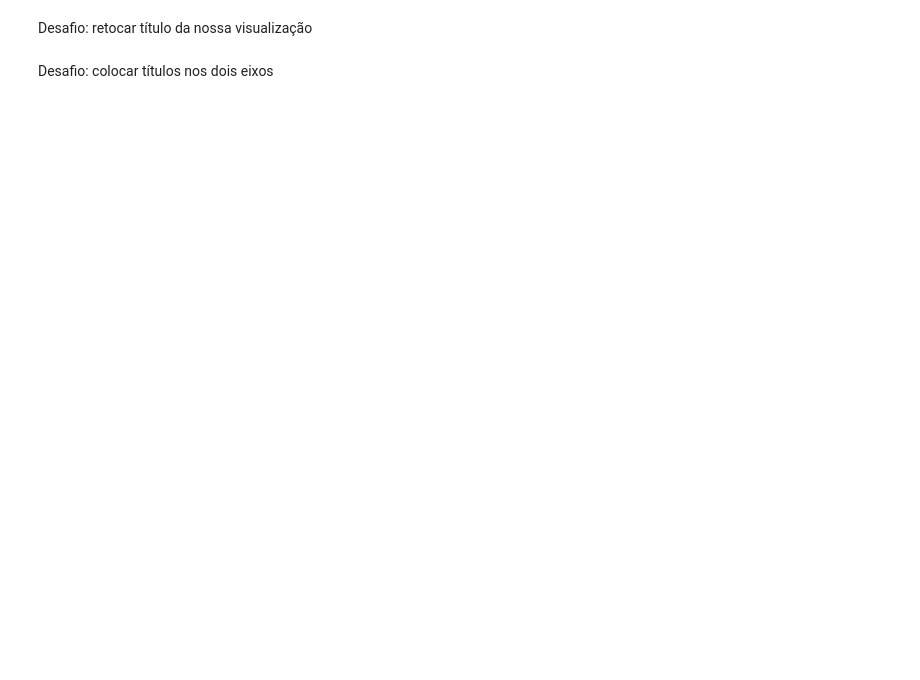
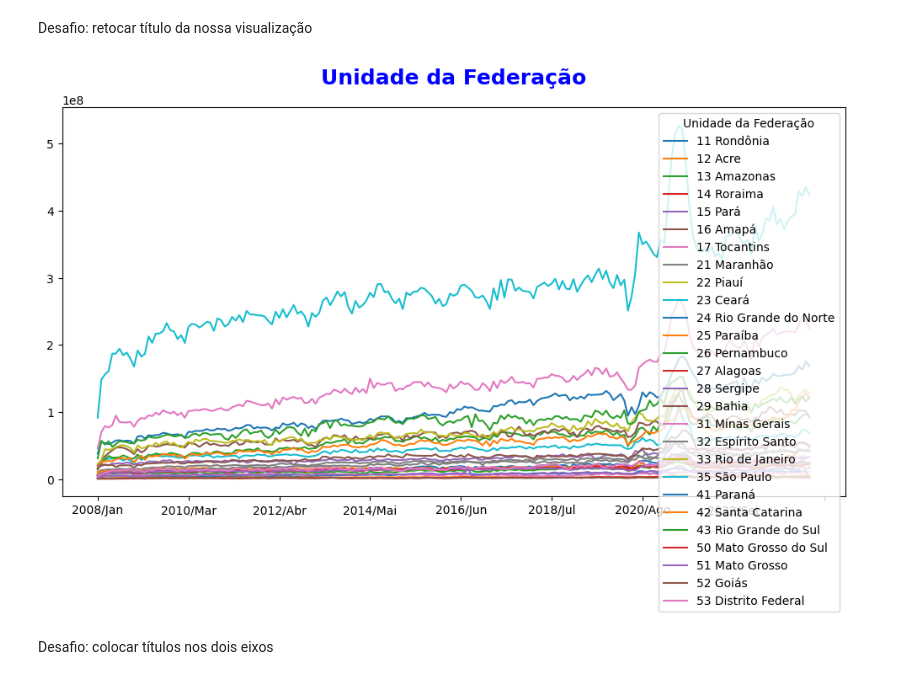
Before and after one commit to SandraRojasZ/Data-Analytics, a Jupyter notebook: pos-datascience-analise-e-exploracao-de-dados-aula1/Produção_Hospitalar_A2.ipynb, the cells around one changed output. Drawn from its saved outputs; the diff is of its cells as text; code cells hidden in the pictures; blank space fills up the shorter version.

```diff
--- a/pos-datascience-analise-e-exploracao-de-dados-aula1/Produção_Hospitalar_A2.ipynb
+++ b/pos-datascience-analise-e-exploracao-de-dados-aula1/Produção_Hospitalar_A2.ipynb
@@ -290,4 +310,10 @@ Desafio: reposicionar a legenda. Dentro? Fora? Onde?
 # %% [markdown]
 Desafio: retocar título da nossa visualização
+# %%
+dados_usaveis.T.plot(figsize=(12,6))
+plt.title("Unidade da Federação", fontsize=18, fontweight='bold', color='blue', loc='center', pad=20)
+plt.show()
+# %% [output]
+[figure, added]
 # %% [markdown]
 Desafio: colocar títulos nos dois eixos
```
Also changed, not shown: parts of 8 cells of this notebook.
